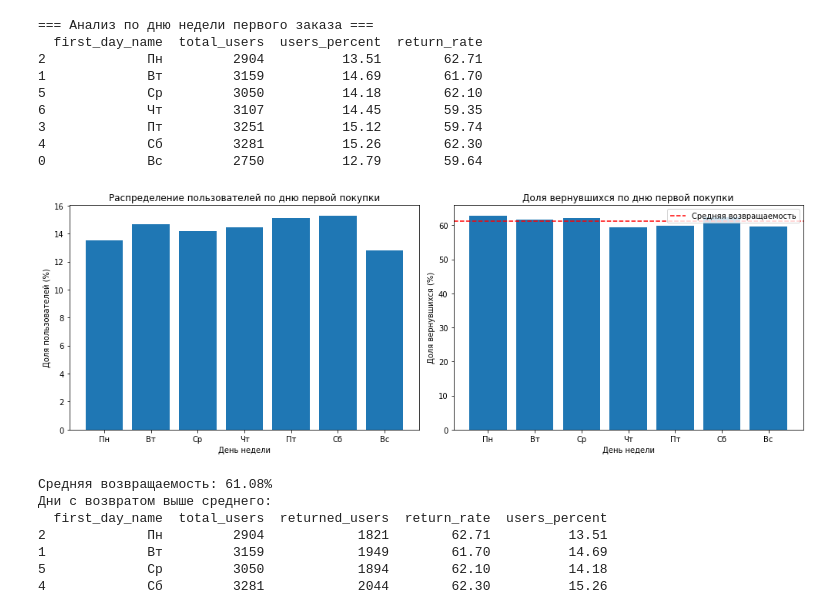
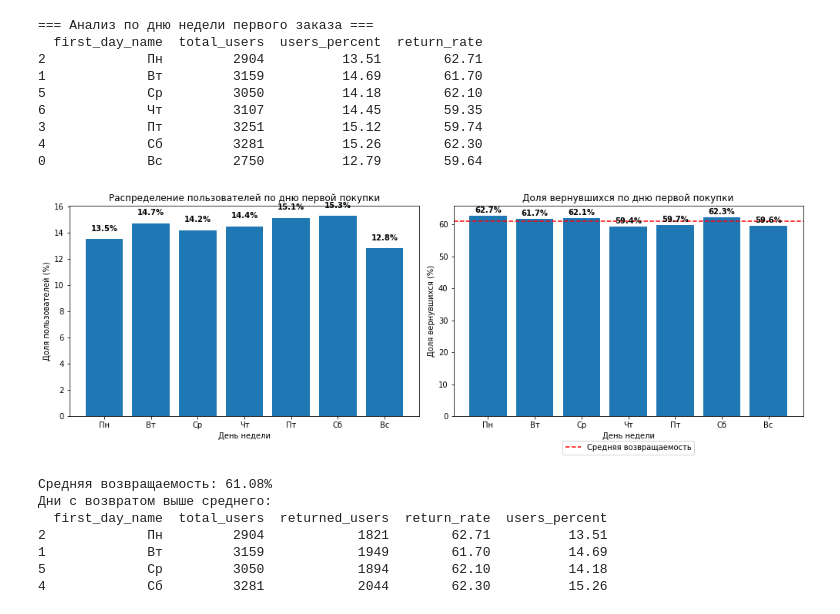
Before and after one commit to StanSwan/data_analysis_project, a Jupyter notebook: Yandex_Afisha_User_Loyalty_Analysis_V01.ipynb, the cells around one changed output. Cells and saved outputs as stored; diff of their text form; code cells hidden in the pictures.

```diff
--- a/Yandex_Afisha_User_Loyalty_Analysis_V01.ipynb
+++ b/Yandex_Afisha_User_Loyalty_Analysis_V01.ipynb
@@ -1533,19 +1544,29 @@ print(ticket_analysis)
 # Визуализация
 fig, axes = plt.subplots(1, 2, figsize=(14, 5))
 
+# Функция для добавления значений на столбцы
+def add_values(bars, ax, offset=1.0):
+    for bar in bars:
+        height = bar.get_height()
+        ax.text(bar.get_x() + bar.get_width()/2., height + offset,
+                f'{height:.1f}%', ha='center', va='bottom',
+                fontsize=10, fontweight='bold')
+
 # Доля пользователей по сегментам
-axes[0].bar(ticket_analysis['ticket_segment'], ticket_analysis['users_percent'])
+bars0 = axes[0].bar(ticket_analysis['ticket_segment'], ticket_analysis['users_percent'])
 axes[0].set_title('Распределение пользователей по сегментам (билеты)')
 axes[0].set_xlabel('Среднее количество билетов')
 axes[0].set_ylabel('Доля пользователей (%)')
+add_values(bars0, axes[0], offset=1.0)
 
 # Доля возвратов по сегментам
-axes[1].bar(ticket_analysis['ticket_segment'], ticket_analysis['return_rate'])
+bars1 = axes[1].bar(ticket_analysis['ticket_segment'], ticket_analysis['return_rate'])
 axes[1].axhline(y=user_profile_main['is_two'].mean()*100, color='r', linestyle='--', label='Средняя возвращаемость')
 axes[1].set_title('Доля вернувшихся по сегментам')
 axes[1].set_xlabel('Среднее количество билетов')
 axes[1].set_ylabel('Доля вернувшихся (%)')
 axes[1].legend()
+add_values(bars1, axes[1], offset=1.0)
 
 plt.tight_layout()
 plt.show()
@@ -1675,25 +1696,36 @@ print(day_analysis[['first_day_name', 'total_users', 'users_percent', 'return_ra
 # %%
 # Визуализация
 fig, axes = plt.subplots(1, 2, figsize=(14, 5))
 
+# Функция для добавления значений на столбцы
+def add_values(bars, ax, offset=0.5):
+    for bar in bars:
+        height = bar.get_height()
+        ax.text(bar.get_x() + bar.get_width()/2., height + offset,
+                f'{height:.1f}%', ha='center', va='bottom',
+                fontsize=10, fontweight='bold')
+
 # Доля пользователей по дням
-axes[0].bar(day_analysis['first_day_name'], day_analysis['users_percent'])
+bars0 = axes[0].bar(day_analysis['first_day_name'], day_analysis['users_percent'])
 axes[0].set_title('Распределение пользователей по дню первой покупки')
 axes[0].set_xlabel('День недели')
 axes[0].set_ylabel('Доля пользователей (%)')
+add_values(bars0, axes[0], offset=0.5)
 
 # Доля возвратов по дням
-axes[1].bar(day_analysis['first_day_name'], day_analysis['return_rate'])
-axes[1].axhline(y=user_profile_main['is_two'].mean()*100, color='r', linestyle='--', label='Средняя возвращаемость')
+bars1 = axes[1].bar(day_analysis['first_day_name'], day_analysis['return_rate'])
+axes[1].axhline(y=user_profile_main['is_two'].mean()*100, color='r', linestyle='--',
+                label='Средняя возвращаемость')
 axes[1].set_title('Доля вернувшихся по дню первой покупки')
 axes[1].set_xlabel('День недели')
 axes[1].set_ylabel('Доля вернувшихся (%)')
-axes[1].legend()
+axes[1].legend(loc='lower center', bbox_to_anchor=(0.5, -0.2))  # Легенда внизу
+add_values(bars1, axes[1], offset=0.5)
 
 plt.tight_layout()
 plt.show()
 # %% [output]
-[figure, old version]
+[figure, new version]
 # %%
 # Статистика
 print(f"\nСредняя возвращаемость: {user_profile_main['is_two'].mean()*100:.2f}%")
```
Also changed, not shown: parts of 25 cells of this notebook.
